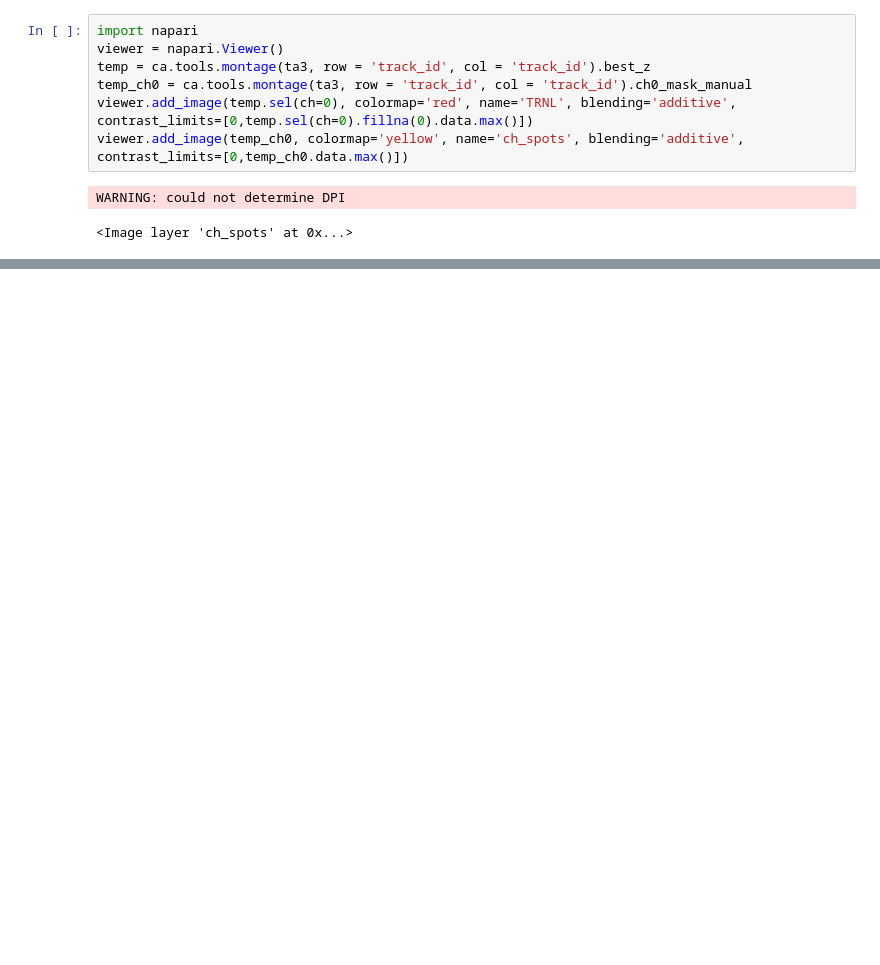
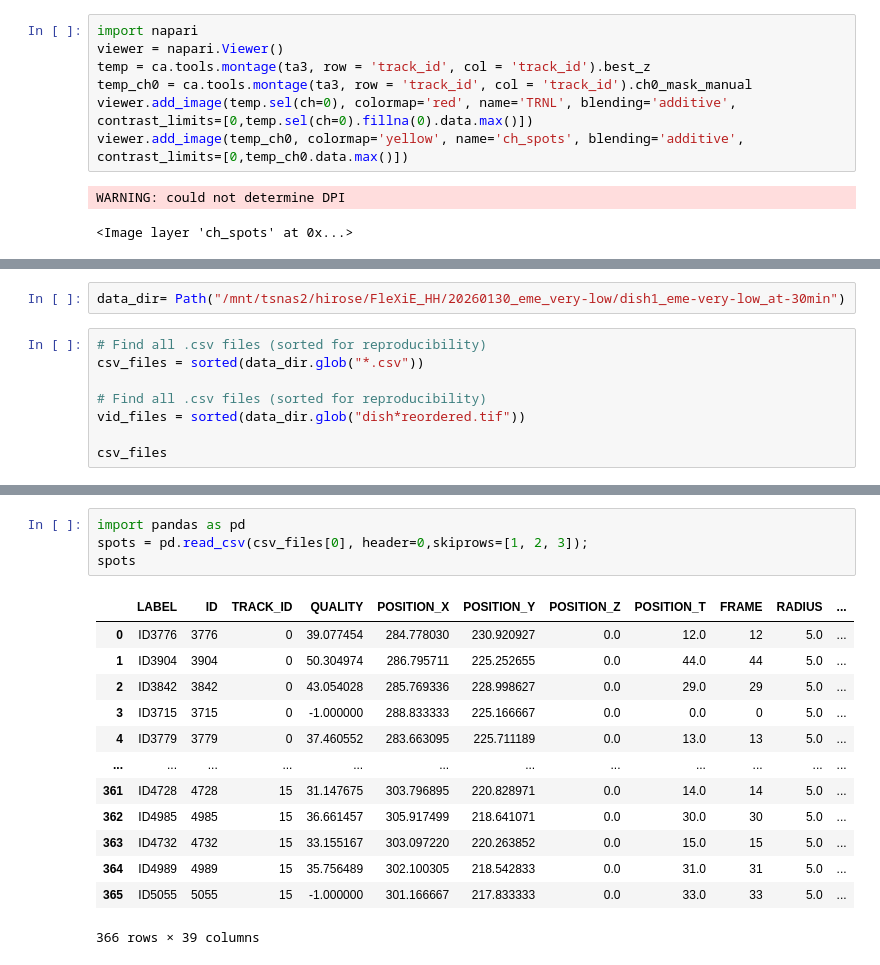
Before and after one commit to timstasevich/croparray, a Jupyter notebook: notebooks/Translation_Stalling_Quantification.ipynb, the cells around one changed output, grey strips where cells are left out. Saved outputs shown, nothing was run; the diff lists cells and outputs as text; blank space fills up the shorter version.

```diff
--- a/notebooks/Translation_Stalling_Quantification.ipynb
+++ b/notebooks/Translation_Stalling_Quantification.ipynb
@@ -544,0 +611,10 @@ WARNING: could not determine DPI
+# %%
+data_dir= Path("/mnt/tsnas2/hirose/FleXiE_HH/20260130_eme_very-low/dish1_eme-very-low_at-30min")
+# %%
+# Find all .csv files (sorted for reproducibility)
+csv_files = sorted(data_dir.glob("*.csv"))
+
+# Find all .csv files (sorted for reproducibility)
+vid_files = sorted(data_dir.glob("dish*reordered.tif"))
+
+csv_files
@@ -544,0 +629,18 @@ WARNING: could not determine DPI
+# %%
+import pandas as pd
+spots = pd.read_csv(csv_files[0], header=0,skiprows=[1, 2, 3]);
+spots
+# %% [output]
+|  | LABEL | ID | TRACK_ID | QUALITY | POSITION_X | POSITION_Y | POSITION_Z | POSITION_T | FRAME | RADIUS | ... |
+| 0 | ID3776 | 3776 | 0 | 39.077454 | 284.778030 | 230.920927 | 0.0 | 12.0 | 12 | 5.0 | ... |
+| 1 | ID3904 | 3904 | 0 | 50.304974 | 286.795711 | 225.252655 | 0.0 | 44.0 | 44 | 5.0 | ... |
+| 2 | ID3842 | 3842 | 0 | 43.054028 | 285.769336 | 228.998627 | 0.0 | 29.0 | 29 | 5.0 | ... |
+| 3 | ID3715 | 3715 | 0 | -1.000000 | 288.833333 | 225.166667 | 0.0 | 0.0 | 0 | 5.0 | ... |
+| 4 | ID3779 | 3779 | 0 | 37.460552 | 283.663095 | 225.711189 | 0.0 | 13.0 | 13 | 5.0 | ... |
+| ... | ... | ... | ... | ... | ... | ... | ... | ... | ... | ... | ... |
+| 361 | ID4728 | 4728 | 15 | 31.147675 | 303.796895 | 220.828971 | 0.0 | 14.0 | 14 | 5.0 | ... |
+| 362 | ID4985 | 4985 | 15 | 36.661457 | 305.917499 | 218.641071 | 0.0 | 30.0 | 30 | 5.0 | ... |
+| 363 | ID4732 | 4732 | 15 | 33.155167 | 303.097220 | 220.263852 | 0.0 | 15.0 | 15 | 5.0 | ... |
+| 364 | ID4989 | 4989 | 15 | 35.756489 | 302.100305 | 218.542833 | 0.0 | 31.0 | 31 | 5.0 | ... |
+| 365 | ID5055 | 5055 | 15 | -1.000000 | 301.166667 | 217.833333 | 0.0 | 33.0 | 33 | 5.0 | ... |
+366 rows × 39 columns
```
Also changed, not shown: parts of 11 cells of this notebook, 4 other files.
